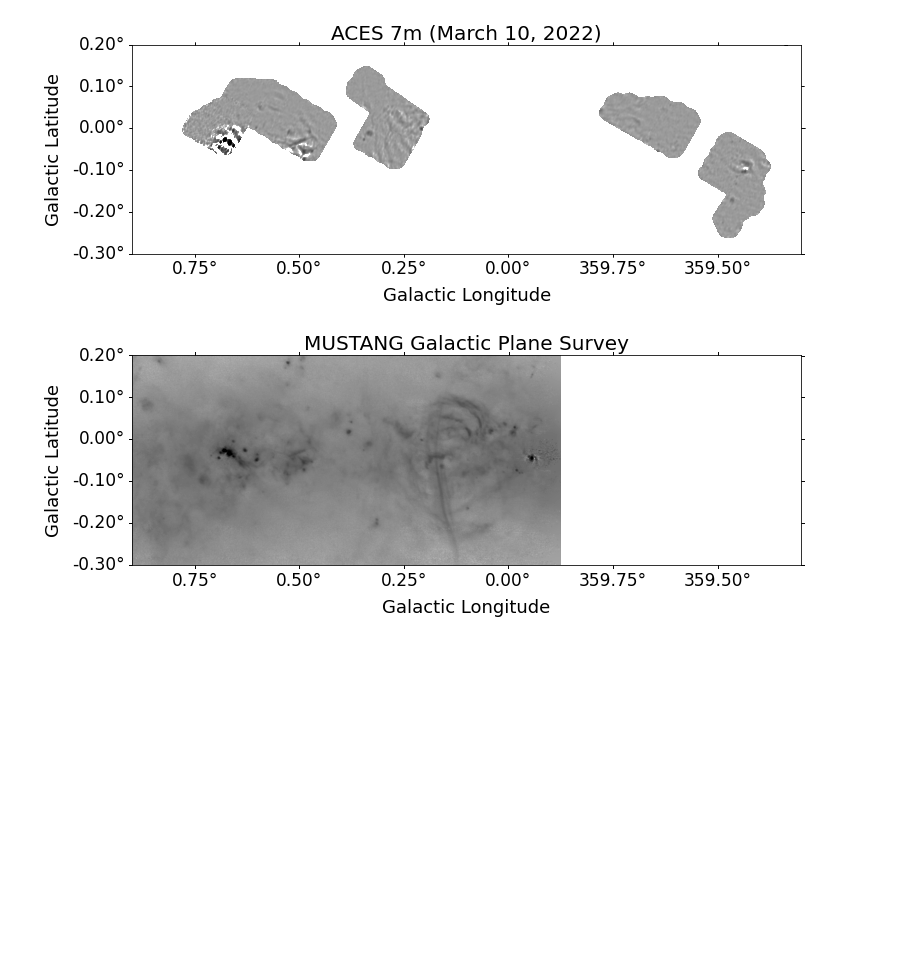
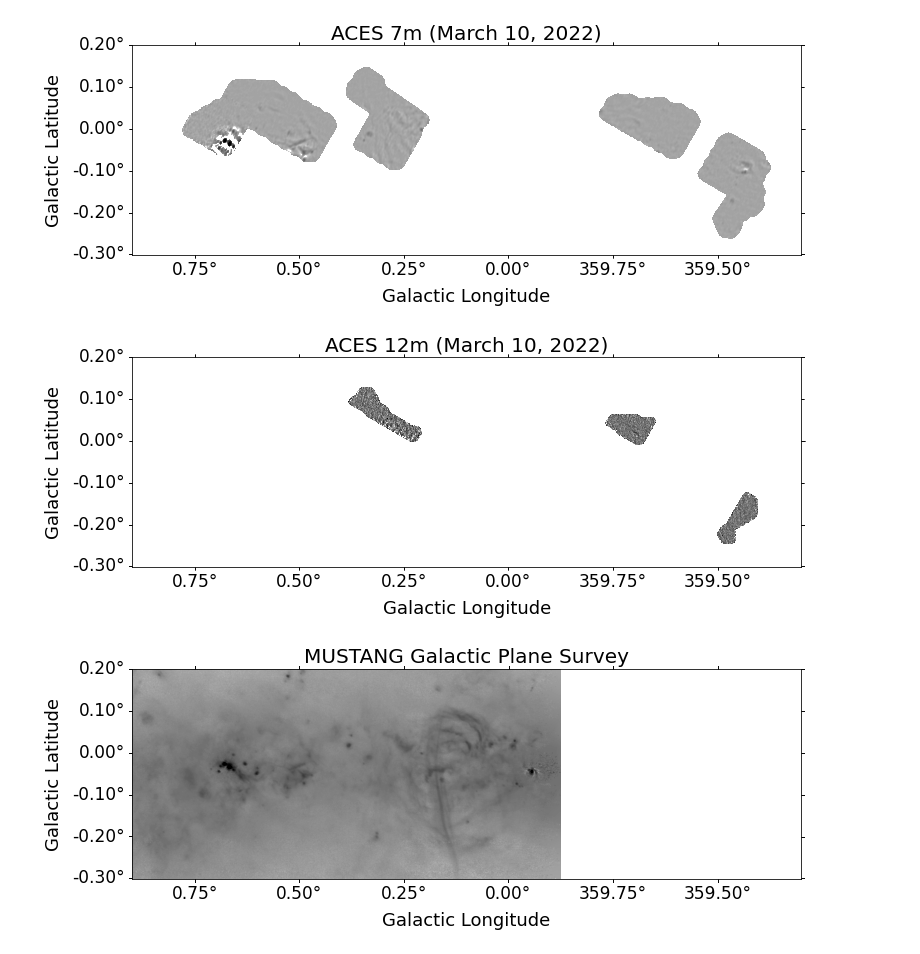
Before and after one commit to keflavich/CMZDataSetVisualizations, a Jupyter notebook: CMZ_Overview_3mmcontinuum.ipynb, the cells around one changed output. Saved outputs shown, nothing was run; the diff lists cells and outputs as text; code cells hidden in the pictures; blank space fills up the shorter version.

```diff
--- a/CMZ_Overview_3mmcontinuum.ipynb
+++ b/CMZ_Overview_3mmcontinuum.ipynb
@@ -49,7 +50,7 @@ def show(cube, max_percent=99.99, min_percent=0, stretch='asinh'):
     return ax
 # %%
 def show2d(hdu, min_percent=0.1, max_percent=99.99, stretch='log'):
-    pl.figure(figsize=(12,12))
+    pl.figure(figsize=(12,6))
     ax = pl.subplot(projection=wcs.WCS(hdu.header).celestial)
     ax.imshow(hdu.data,
               norm=vis.simple_norm(hdu.data,
@@ -69,5 +70,14 @@ pl.savefig("ACES_7m_20220310.png")
 # %% [output]
 [figure]
+# %%
+ax = show2d(fits.open('/orange/adamginsburg/ACES/mosaics/12m_continuum_mosaic.fits')[0],
+            stretch='asinh',
+            max_percent=99.,
+            min_percent=10)
+pl.title("ACES 12m (March 10, 2022)", fontsize=20)
+pl.savefig("ACES_12m_20220310.png", bbox_inches='tight')
+# %% [output]
+[figure, added]
 # %%
 show2d(fits.open('/orange/adamginsburg/mgps/mgps/SgrB2/SgrB2_5pass_1_.0.2_10mJy_10mJy_w_session5_final_smooth4_PlanckCombined.fits')[0])
 pl.title("MUSTANG Galactic Plane Survey", fontsize=20)
```
Also changed, not shown: parts of 9 cells of this notebook.
